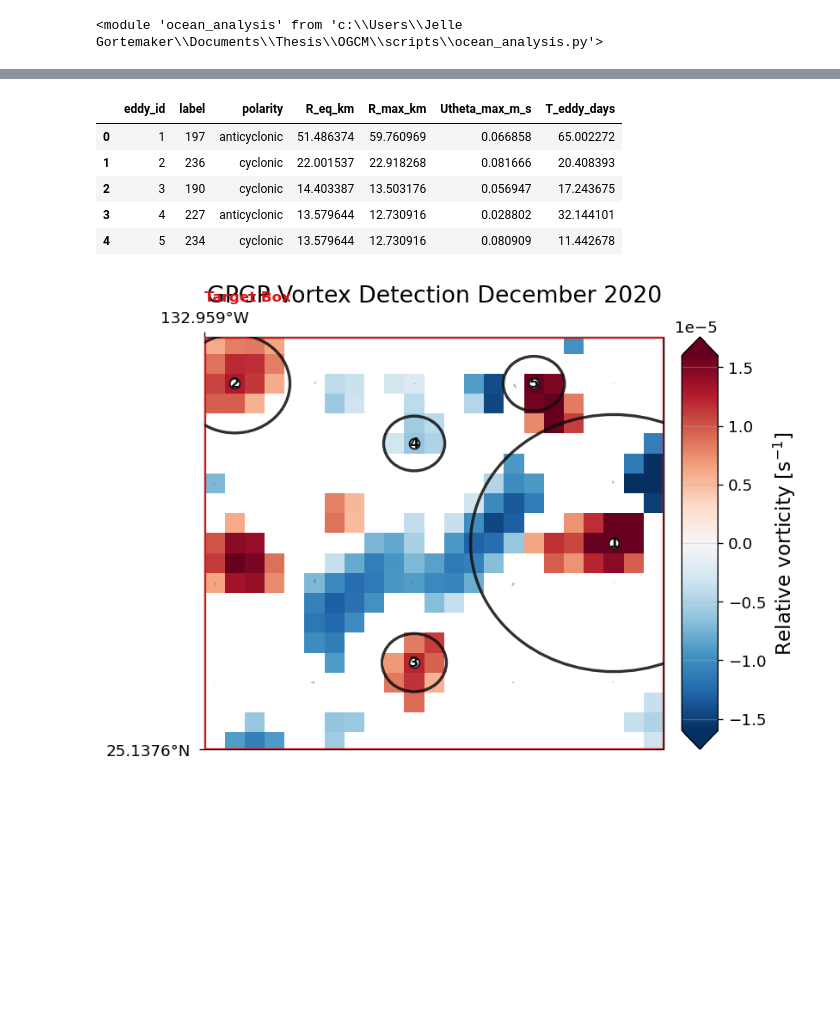
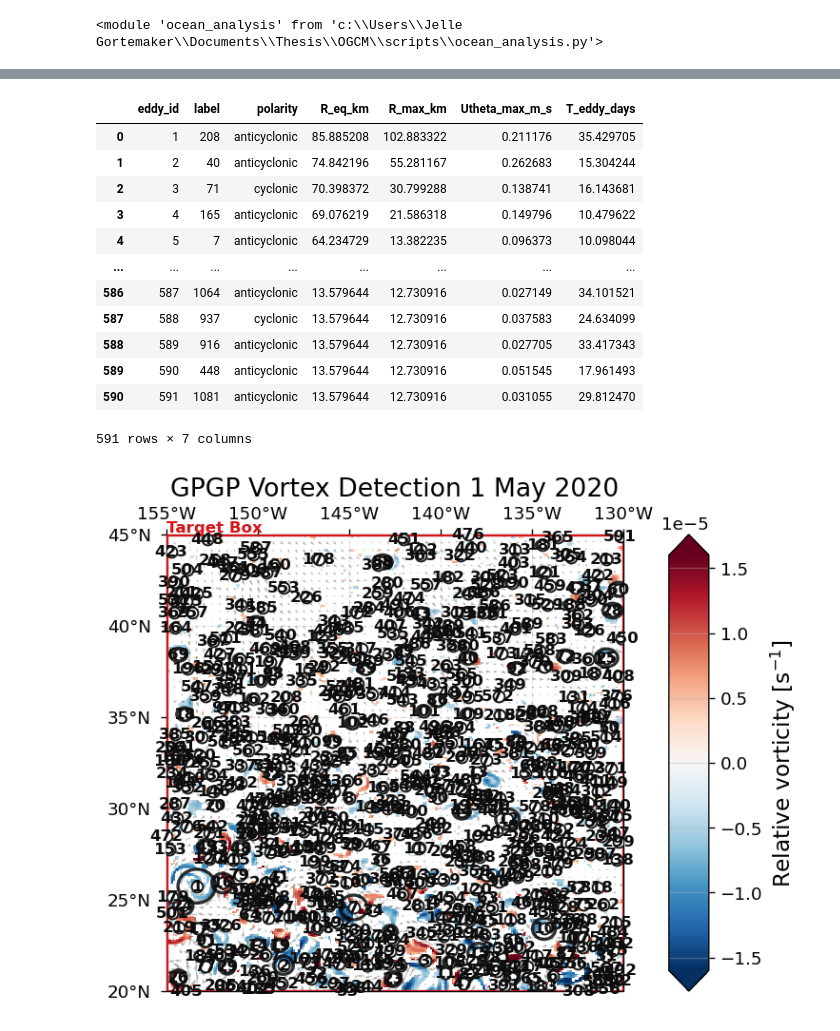
Before and after one commit to Jelle-Gortemaker/Thesis, a Jupyter notebook: OGCM/notebooks/OW_detection.ipynb, the cells around one changed output, grey strips where cells are left out. Cells and saved outputs as stored; diff of their text form; code cells hidden in the pictures; blank space fills up the shorter version.

```diff
--- a/OGCM/notebooks/OW_detection.ipynb
+++ b/OGCM/notebooks/OW_detection.ipynb
@@ -39,7 +39,7 @@ importlib.reload(oa)
 
 NB_DIR = Path.cwd()
 
-case_name = "run_dec1"  # edit
+case_name = "run_may1_test"  # edit
 
 # Fixed symmetric colorbar magnitude
 VORT_ABS_MAX = 1.6e-5
@@ -47,7 +47,7 @@ VORT_ABS_MAX = 1.6e-5
 # Fixed target plotting domain
 MAP_EXTENT = [-155, -130, 20, 45]
 
-SAVE_JSON = False
+SAVE_JSON = True
 
 # Store JSON directly inside processed folder
 JSON_OUTPUT_DIR = Path("../data/processed")
@@ -58,10 +58,10 @@ JSON_OUTPUT_DIR.mkdir(parents=True, exist_ok=True)
 # 1. LOAD DATA
 # ============================================================
 
-title = "GPGP Vortex Detection June 2020"
+title = "GPGP Vortex Detection 1 May 2020"
 
 surface_ds = oa.process_glorys_data(
-    "../data/input/GPGP_jun2020.nc",
+    "../data/input/GPGP_may2020.nc",
     averaging_period="1D",
 )
 
@@ -70,21 +70,21 @@ surface_ds = oa.process_glorys_data(
 # 2. SELECT TARGET DOMAIN
 # ============================================================
 
-# lat_s = 22.14
-# lat_n = 23.86
-# lon_w = -140.94
-# lon_e = -139.06
+lat_s = 20
+lat_n = 45
+lon_w = -155
+lon_e = -130
 
-center_lat = 30
-center_lon = -151.9
+# center_lat = 30
+# center_lon = -151.9
 
-dlat = 192 / 111.32          # ≈ 1.725 deg
-dlon = 192 / (111.32 * np.cos(np.deg2rad(center_lat)))   # ≈ 1.903 deg
+# dlat = 192 / 111.32          # ≈ 1.725 deg
+# dlon = 192 / (111.32 * np.cos(np.deg2rad(center_lat)))   # ≈ 1.903 deg
 
-lat_s = center_lat - dlat/2
-lat_n = center_lat + dlat/2
-lon_w = center_lon - dlon/2
-lon_e = center_lon + dlon/2
+# lat_s = center_lat - dlat/2
+# lat_n = center_lat + dlat/2
+# lon_w = center_lon - dlon/2
+# lon_e = center_lon + dlon/2
 
 print(f"Red box lat range: {lat_s:.2f} to {lat_n:.2f}")
 print(f"Red box lon range: {lon_w:.2f} to {lon_e:.2f}")
@@ -142,7 +142,7 @@ eddy_table, eddy_profiles, eddy_labels = oa.calculate_eddy_turnover_from_ow(
     target_box=les_box,
     min_cells=8,
     search_radius_factor=1.25,
-    remove_mean=True,
+    remove_mean=False,
 )
 
 print(eddy_table[[
@@ -302,10 +305,17 @@ Saved ETT JSON to: ..\data\processed\ETT_run_dec1.json
 |  | eddy_id | label | polarity | R_eq_km | R_max_km | Utheta_max_m_s | T_eddy_days |
-| 0 | 1 | 197 | anticyclonic | 51.486374 | 59.760969 | 0.066858 | 65.002272 |
-| 1 | 2 | 236 | cyclonic | 22.001537 | 22.918268 | 0.081666 | 20.408393 |
-| 2 | 3 | 190 | cyclonic | 14.403387 | 13.503176 | 0.056947 | 17.243675 |
-| 3 | 4 | 227 | anticyclonic | 13.579644 | 12.730916 | 0.028802 | 32.144101 |
-| 4 | 5 | 234 | cyclonic | 13.579644 | 12.730916 | 0.080909 | 11.442678 |
+| 0 | 1 | 208 | anticyclonic | 85.885208 | 102.883322 | 0.211176 | 35.429705 |
+| 1 | 2 | 40 | anticyclonic | 74.842196 | 55.281167 | 0.262683 | 15.304244 |
+| 2 | 3 | 71 | cyclonic | 70.398372 | 30.799288 | 0.138741 | 16.143681 |
+| 3 | 4 | 165 | anticyclonic | 69.076219 | 21.586318 | 0.149796 | 10.479622 |
+| 4 | 5 | 7 | anticyclonic | 64.234729 | 13.382235 | 0.096373 | 10.098044 |
+| ... | ... | ... | ... | ... | ... | ... | ... |
+| 586 | 587 | 1064 | anticyclonic | 13.579644 | 12.730916 | 0.027149 | 34.101521 |
+| 587 | 588 | 937 | cyclonic | 13.579644 | 12.730916 | 0.037583 | 24.634099 |
+| 588 | 589 | 916 | anticyclonic | 13.579644 | 12.730916 | 0.027705 | 33.417343 |
+| 589 | 590 | 448 | anticyclonic | 13.579644 | 12.730916 | 0.051545 | 17.961493 |
+| 590 | 591 | 1081 | anticyclonic | 13.579644 | 12.730916 | 0.031055 | 29.812470 |
+591 rows × 7 columns
-[figure, old version]
+[figure, new version]
 # %%
 # # ============================================================
 # # SETTINGS
```
Also changed, not shown: parts of 2 cells of this notebook, 5 other files.
